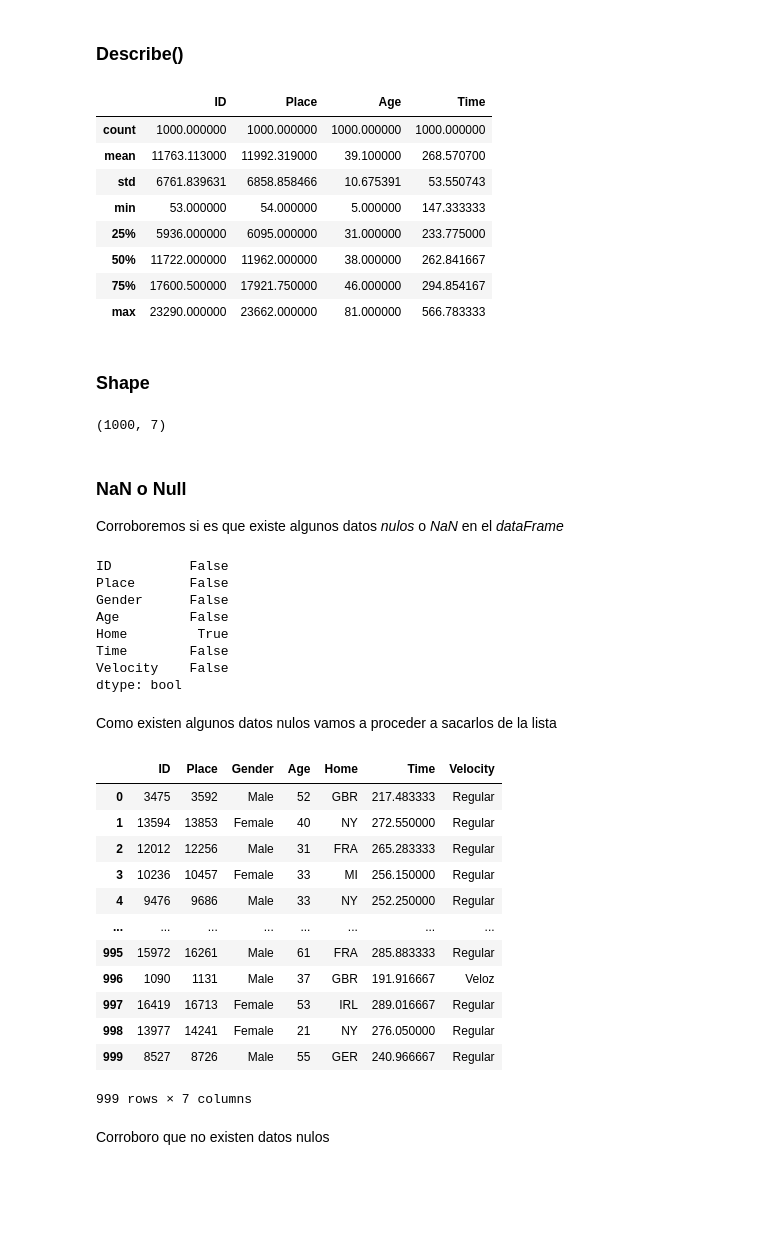
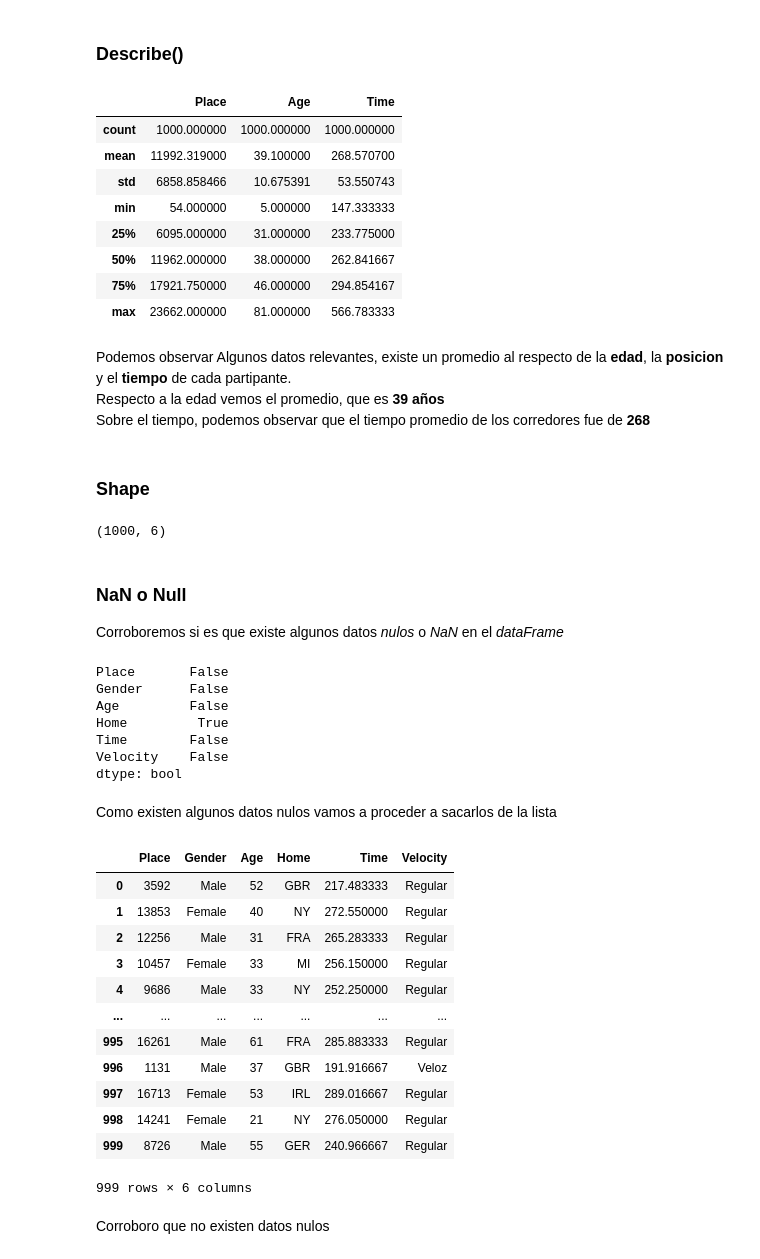
Before and after one commit to LUGANT/TP_Matematica_III, a Jupyter notebook: dataAnalisis.ipynb, the cells around one changed output. Drawn from its saved outputs; the diff is of its cells as text; code cells hidden in the pictures; blank space fills up the shorter version.

```diff
--- a/dataAnalisis.ipynb
+++ b/dataAnalisis.ipynb
@@ -110,0 +115,4 @@ Una cosa que se ve es que la velocidad del corredor es dependiente del tiempo qu
+# %%
+dfScrappedCorredores = dfCorredores.copy()
+dfScrappedCorredores.pop('ID')
+dfScrappedCorredores
@@ -115,31 +137,34 @@ Por lo que se puede apreciar, ahora podemos hacer, por ejemplo un describe de la
 # %% [markdown]
 ### Describe()
 # %%
-dfCorredores.describe()
+dfScrappedCorredores.describe()
 # %% [output]
-|  | ID | Place | Age | Time |
-| count | 1000.000000 | 1000.000000 | 1000.000000 | 1000.000000 |
-| mean | 11763.113000 | 11992.319000 | 39.100000 | 268.570700 |
-| std | 6761.839631 | 6858.858466 | 10.675391 | 53.550743 |
-| min | 53.000000 | 54.000000 | 5.000000 | 147.333333 |
-| 25% | 5936.000000 | 6095.000000 | 31.000000 | 233.775000 |
-| 50% | 11722.000000 | 11962.000000 | 38.000000 | 262.841667 |
-| 75% | 17600.500000 | 17921.750000 | 46.000000 | 294.854167 |
-| max | 23290.000000 | 23662.000000 | 81.000000 | 566.783333 |
+|  | Place | Age | Time |
+| count | 1000.000000 | 1000.000000 | 1000.000000 |
+| mean | 11992.319000 | 39.100000 | 268.570700 |
+| std | 6858.858466 | 10.675391 | 53.550743 |
+| min | 54.000000 | 5.000000 | 147.333333 |
+| 25% | 6095.000000 | 31.000000 | 233.775000 |
+| 50% | 11962.000000 | 38.000000 | 262.841667 |
+| 75% | 17921.750000 | 46.000000 | 294.854167 |
+| max | 23662.000000 | 81.000000 | 566.783333 |
+# %% [markdown]
+Podemos observar Algunos datos relevantes, existe un promedio al respecto de la **edad**, la **posicion** y el **tiempo** de cada partipante.
+Respecto a la edad vemos el promedio, que es **39 años**
+Sobre el tiempo, podemos observar que el tiempo promedio de los corredores fue de **268**
 # %% [markdown]
 ### Shape
 # %%
-dfCorredores.shape
+dfScrappedCorredores.shape
 # %% [output]
-(1000, 7)
+(1000, 6)
 # %% [markdown]
 ### NaN o Null
 
 Corroboremos si es que existe algunos datos *nulos* o *NaN* en el *dataFrame*
 # %%
-dfCorredores.isnull().any()
+dfScrappedCorredores.isnull().any()
 # %% [output]
-ID          False
 Place       False
 Gender      False
 Age         False
@@ -151,22 +176,22 @@ dtype: bool
 Como existen algunos datos nulos vamos a proceder a sacarlos de la lista
 # %%
 
-dfCorredores = dfCorredores.dropna(axis=0,how='any')
-dfCorredores
+dfScrappedCorredores = dfScrappedCorredores.dropna(axis=0,how='any')
+dfScrappedCorredores
 # %% [output]
-|  | ID | Place | Gender | Age | Home | Time | Velocity |
-| 0 | 3475 | 3592 | Male | 52 | GBR | 217.483333 | Regular |
-| 1 | 13594 | 13853 | Female | 40 | NY | 272.550000 | Regular |
-| 2 | 12012 | 12256 | Male | 31 | FRA | 265.283333 | Regular |
-| 3 | 10236 | 10457 | Female | 33 | MI | 256.150000 | Regular |
-| 4 | 9476 | 9686 | Male | 33 | NY | 252.250000 | Regular |
-| ... | ... | ... | ... | ... | ... | ... | ... |
-| 995 | 15972 | 16261 | Male | 61 | FRA | 285.883333 | Regular |
-| 996 | 1090 | 1131 | Male | 37 | GBR | 191.916667 | Veloz |
-| 997 | 16419 | 16713 | Female | 53 | IRL | 289.016667 | Regular |
-| 998 | 13977 | 14241 | Female | 21 | NY | 276.050000 | Regular |
-| 999 | 8527 | 8726 | Male | 55 | GER | 240.966667 | Regular |
+|  | Place | Gender | Age | Home | Time | Velocity |
+| 0 | 3592 | Male | 52 | GBR | 217.483333 | Regular |
+| 1 | 13853 | Female | 40 | NY | 272.550000 | Regular |
+| 2 | 12256 | Male | 31 | FRA | 265.283333 | Regular |
+| 3 | 10457 | Female | 33 | MI | 256.150000 | Regular |
+| 4 | 9686 | Male | 33 | NY | 252.250000 | Regular |
+| ... | ... | ... | ... | ... | ... | ... |
+| 995 | 16261 | Male | 61 | FRA | 285.883333 | Regular |
+| 996 | 1131 | Male | 37 | GBR | 191.916667 | Veloz |
+| 997 | 16713 | Female | 53 | IRL | 289.016667 | Regular |
+| 998 | 14241 | Female | 21 | NY | 276.050000 | Regular |
+| 999 | 8726 | Male | 55 | GER | 240.966667 | Regular |
-999 rows × 7 columns
+999 rows × 6 columns
 # %% [markdown]
 Corroboro que no existen datos nulos
 # %%
```
Also changed, not shown: parts of 35 cells of this notebook.
